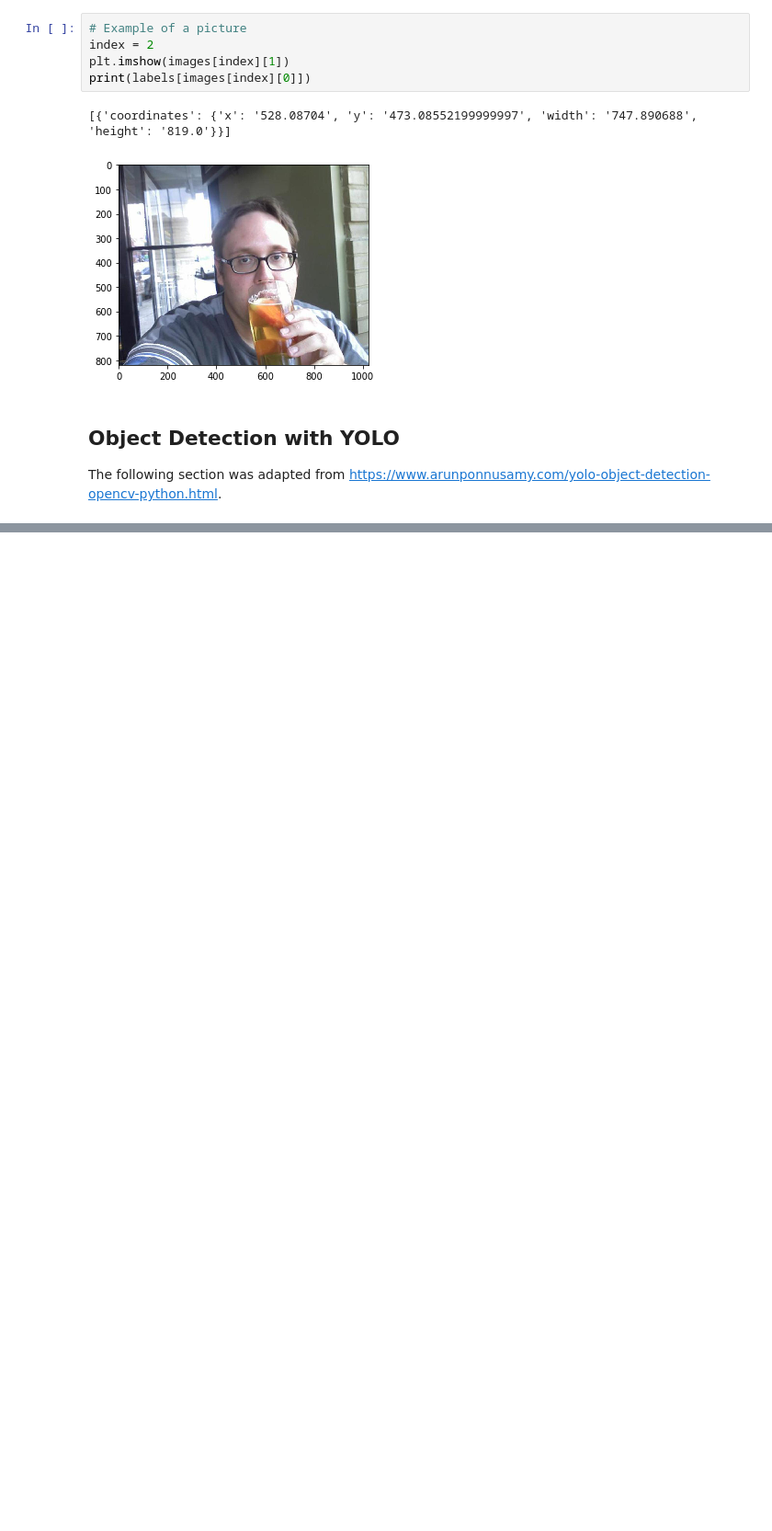
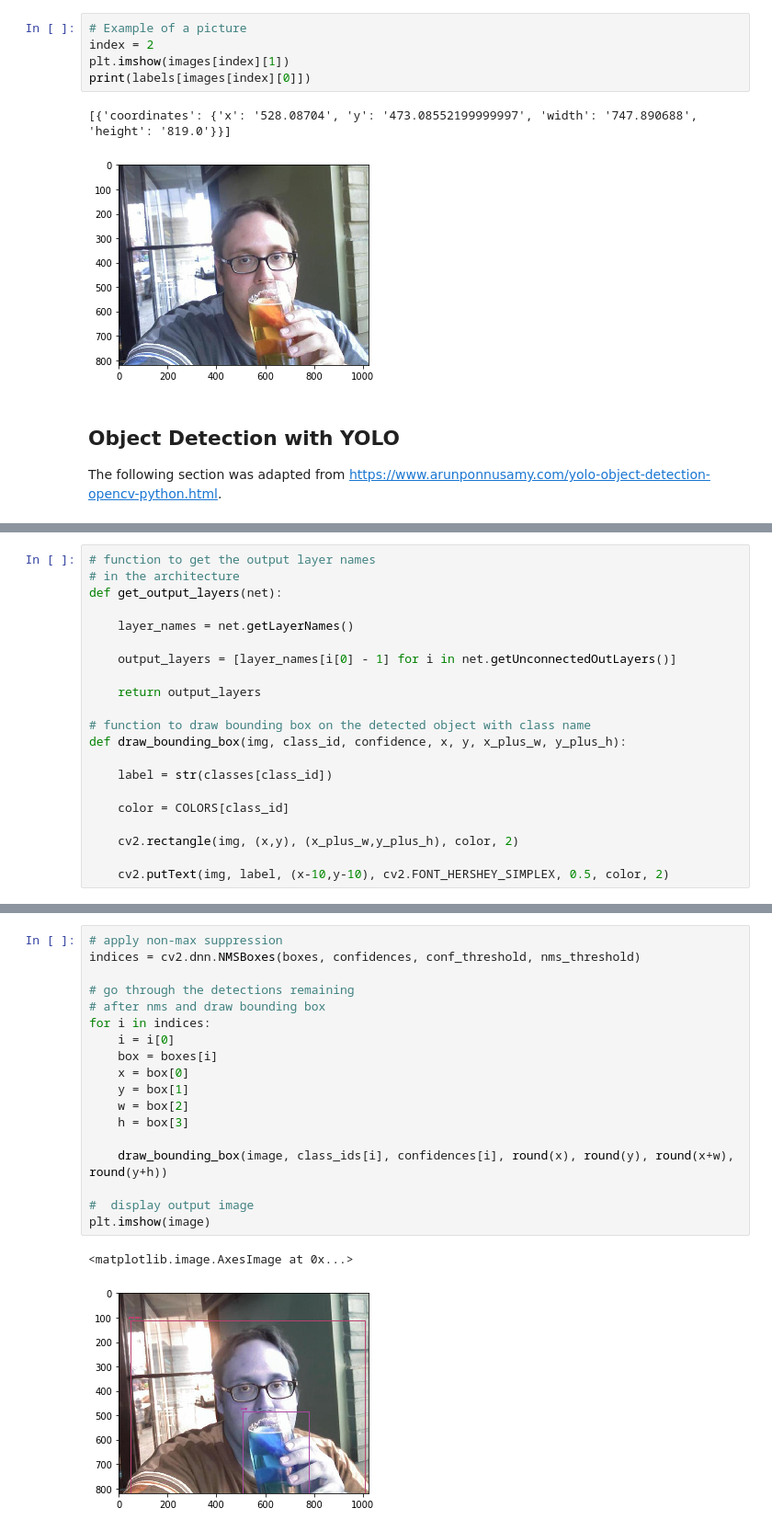
Before and after one commit to kuhlenh/deepdrink, a Jupyter notebook: DeepDrink-BasicModel.ipynb, the cells around one changed output, grey strips where cells are left out. Shown at 92% size. Drawn from its saved outputs; the diff is of its cells as text; blank space fills up the shorter version.

```diff
--- a/DeepDrink-BasicModel.ipynb
+++ b/DeepDrink-BasicModel.ipynb
@@ -104,0 +103,21 @@ error: OpenCV(4.1.1) /Users/travis/build/skvark/opencv-python/opencv/modules/dnn
+# %%
+# function to get the output layer names
+# in the architecture
+def get_output_layers(net):
+
+    layer_names = net.getLayerNames()
+
+    output_layers = [layer_names[i[0] - 1] for i in net.getUnconnectedOutLayers()]
+
+    return output_layers
+
+# function to draw bounding box on the detected object with class name
+def draw_bounding_box(img, class_id, confidence, x, y, x_plus_w, y_plus_h):
+
+    label = str(classes[class_id])
+
+    color = COLORS[class_id]
+
+    cv2.rectangle(img, (x,y), (x_plus_w,y_plus_h), color, 2)
+
+    cv2.putText(img, label, (x-10,y-10), cv2.FONT_HERSHEY_SIMPLEX, 0.5, color, 2)
@@ -104,0 +154,21 @@ error: OpenCV(4.1.1) /Users/travis/build/skvark/opencv-python/opencv/modules/dnn
+# %%
+# apply non-max suppression
+indices = cv2.dnn.NMSBoxes(boxes, confidences, conf_threshold, nms_threshold)
+
+# go through the detections remaining
+# after nms and draw bounding box
+for i in indices:
+    i = i[0]
+    box = boxes[i]
+    x = box[0]
+    y = box[1]
+    w = box[2]
+    h = box[3]
+
+    draw_bounding_box(image, class_ids[i], confidences[i], round(x), round(y), round(x+w), round(y+h))
+
+#  display output image
+plt.imshow(image)
+# %% [output]
+<matplotlib.image.AxesImage at 0x...>
+[figure, added]
```
Also changed, not shown: parts of 3 cells of this notebook.
